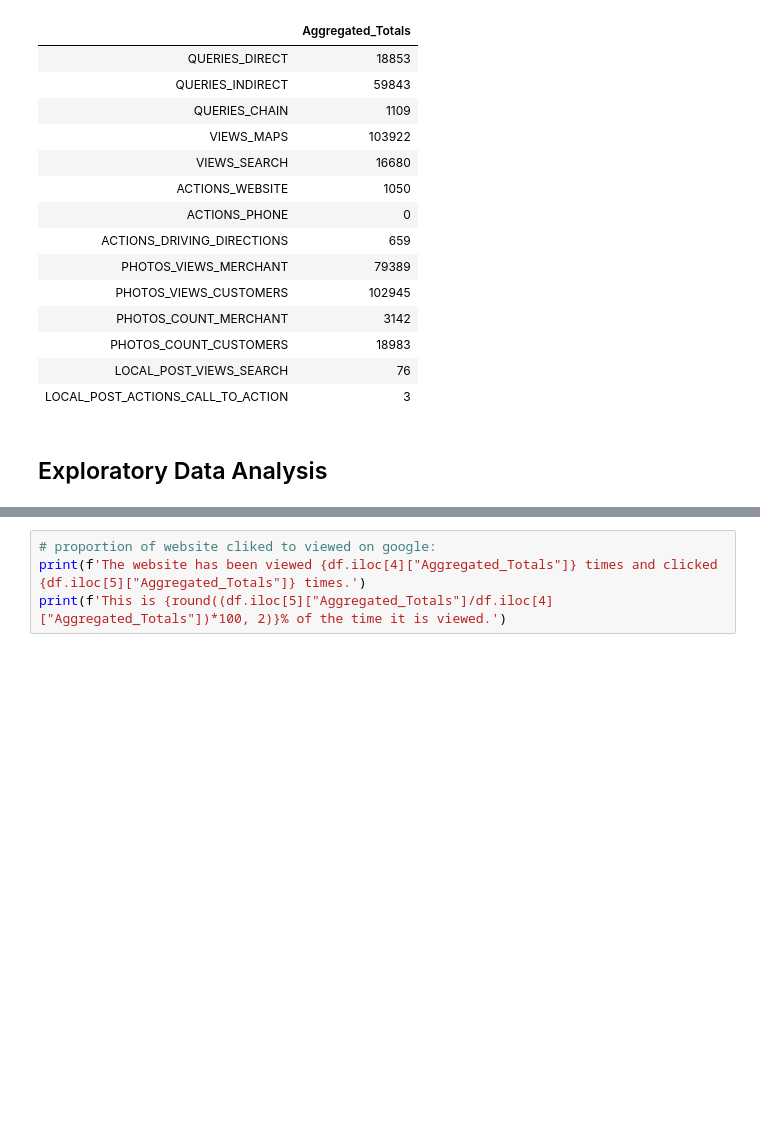
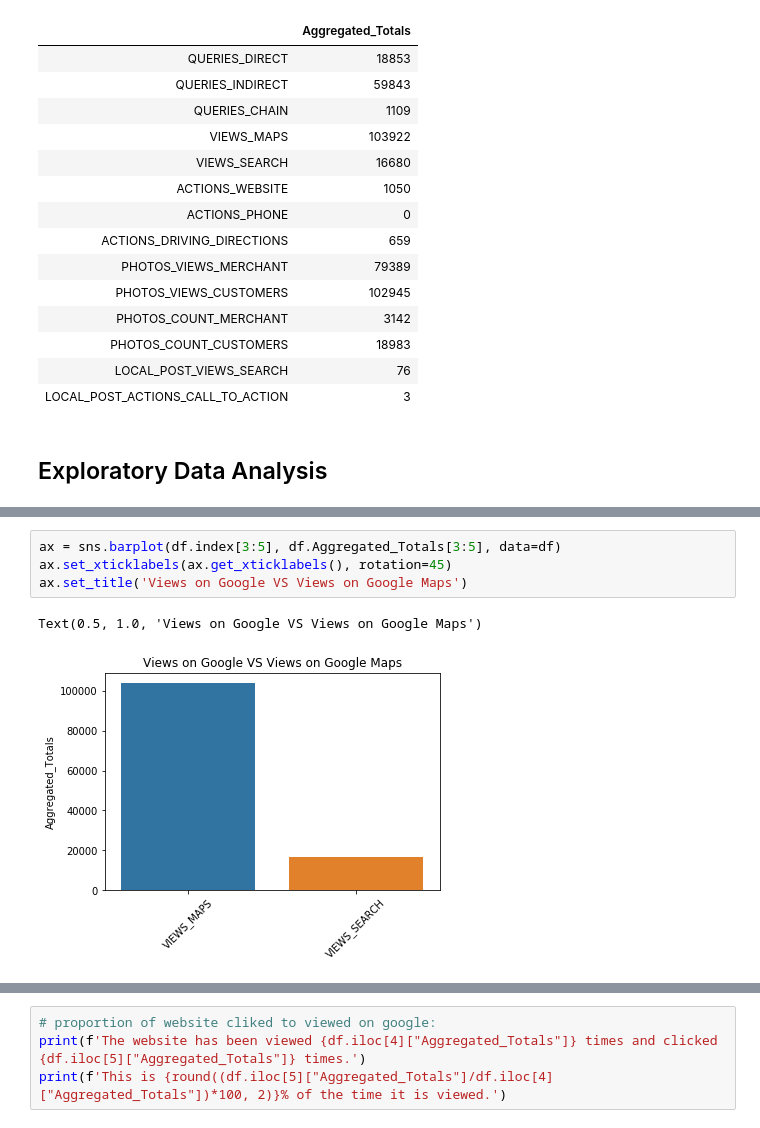
Before and after one commit to algakovic/Element_Coffee_Location_Insights, a Jupyter notebook: GMB_locations_insights.ipynb, the cells around one changed output, grey strips where cells are left out. Drawn from its saved outputs; the diff is of its cells as text; blank space fills up the shorter version.

```diff
--- a/GMB_locations_insights.ipynb
+++ b/GMB_locations_insights.ipynb
@@ -198,0 +197,7 @@ df.iloc[4:6].plot(kind='bar')
+# %%
+ax = sns.barplot(df.index[3:5], df.Aggregated_Totals[3:5], data=df)
+ax.set_xticklabels(ax.get_xticklabels(), rotation=45)
+ax.set_title('Views on Google VS Views on Google Maps')
+# %% [output]
+Text(0.5, 1.0, 'Views on Google VS Views on Google Maps')
+[figure, added]
```
Also changed, not shown: parts of 10 cells of this notebook, 1 other file.
